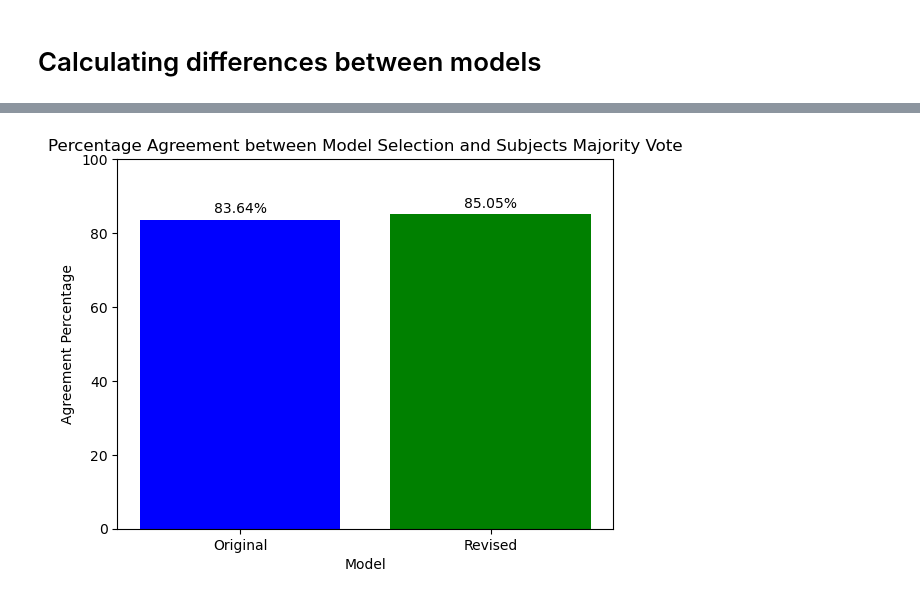
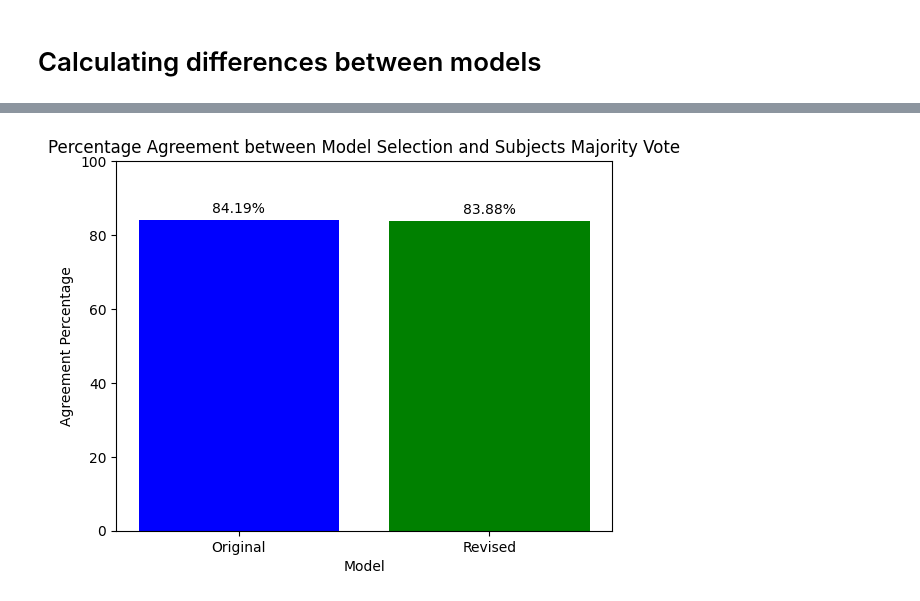
Before and after one commit to LpZamora/contstimlang, a Jupyter notebook: our_code_probability_calc.ipynb, the cells around one changed output, grey strips where cells are left out. Drawn from its saved outputs; the diff is of its cells as text; code cells hidden in the pictures.

Commit message:
probability code alignment with GPT items and clusters

```diff
--- a/our_code_probability_calc.ipynb
+++ b/our_code_probability_calc.ipynb
@@ -89,6 +77,10 @@ dfsentence = pd.read_csv("our_df.csv", usecols=['sentence_pair', 'subjects_major
+# %%
+dfsentence = pd.read_csv("our_df.csv", usecols=['sentence_pair', 'sentence1','sentence2','trial_type','subject','cluster','subjects_majority_vote_2clusters',  'subject_selected_sentence' ,'gpt_choice', 'include_as_gpt_item','gpt_engaged_subjects_agreement', 'subject_chose_majority_2clusters','agreement_2clusters'])
+dfsentence = dfsentence[(dfsentence['include_as_gpt_item'] == True) & (dfsentence['cluster'].isin(['engaged_accurate', 'engaged_struggling']))]
+dfsentence.reset_index(drop=True, inplace=True)
 # %%
-# dfsentence = df.drop_duplicates(subset='sentence_pair')
-dfsentence[['sentence1', 'sentence2']] = dfsentence['sentence_pair'].str.split('_', expand=True)
+# # dfsentence = df.drop_duplicates(subset='sentence_pair')
+# dfsentence[['sentence1', 'sentence2']] = dfsentence['sentence_pair'].str.split('_', expand=True)
 # %%
 # Calculate probabilities for each pair of sentences
 probabilities = []
@@ -182,7 +154,0 @@ gpt.gpt2_sent_prob(sentence)
-# %%
-import pandas as pd
-
-dfsentence = pd.read_csv("our_df.csv", usecols=['sentence_pair', 'subjects_majority_vote', 'trial_type', 'cluster'])
-# %%
-#dfsentence = df.drop_duplicates(subset='sentence_pair')
-dfsentence[['sentence1', 'sentence2']] = dfsentence['sentence_pair'].str.split('_', expand=True)
@@ -268,28 +232,23 @@ for index, row in dforiginal.iterrows():
     else:
         dfrevised.at[index, 'selection'] = 2
 # %%
-import pandas as pd
-import matplotlib.pyplot as plt
-
-# Assuming you have 'selection' and 'subjects_majority_vote' columns in your DataFrames dforiginal and dfrevised
-
 # Compute agreement percentage for original DataFrame
-original_agreement = (dforiginal['selection'] == dforiginal['subjects_majority_vote']).mean() * 100
+original_agreement = (dforiginal['selection'] == dforiginal['subjects_majority_vote_2clusters']).mean() * 100
 
 # Compute agreement percentage for revised DataFrame
-revised_agreement = (dfrevised['selection'] == dfrevised['subjects_majority_vote']).mean() * 100
+revised_agreement = (dfrevised['selection'] == dfrevised['subjects_majority_vote_2clusters']).mean() * 100
 
 # Plot the agreement percentages as a bar plot
 plt.bar(['Original', 'Revised'], [original_agreement, revised_agreement], color=['blue', 'green'])
 plt.title('Percentage Agreement between Model Selection and Subjects Majority Vote')
 plt.xlabel('Model')
 plt.ylabel('Agreement Percentage')
 plt.ylim(0, 100)
 
 for i, v in enumerate([original_agreement, revised_agreement]):
     plt.text(i, v + 1, f'{v:.2f}%', ha='center', va='bottom')
 
 # Show plot
 plt.show()
 # %% [output]
-[figure, old version]
+[figure, new version]
```
Also changed, not shown: parts of 10 cells of this notebook, 20 other files.
